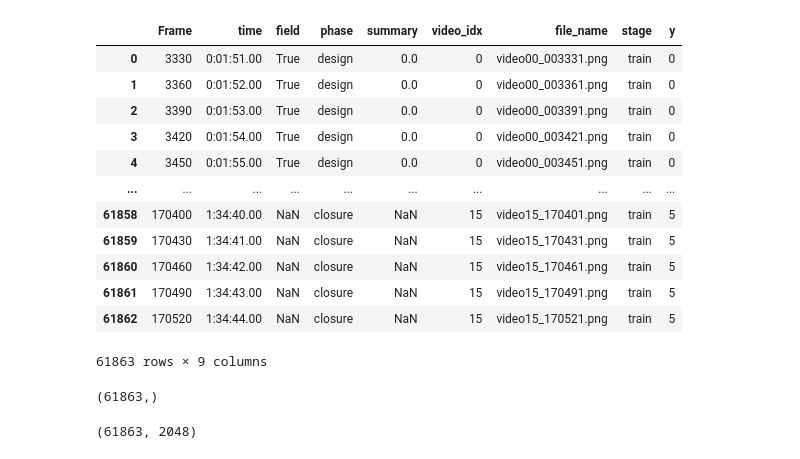
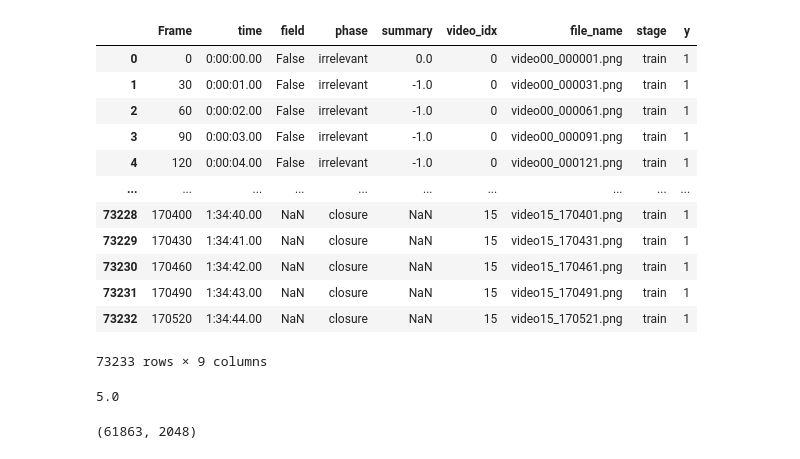
Before and after one commit to kobayshitaichi/SurgSum, a Jupyter notebook: src/notebook/check_output.ipynb, the cells around one changed output. Cells and saved outputs as stored; diff of their text form; code cells hidden in the pictures.

```diff
--- a/src/notebook/check_output.ipynb
+++ b/src/notebook/check_output.ipynb
@@ -4,27 +4,27 @@ import pandas as pd
 # %%
 df = pd.read_csv('/mnt/sda1/Summarization/SurgSum/result/fps_sampling=1-batch_size=128-img_size=224-out_features=6-lr=0.0001-loss_fn=ib_focal-max_epoch=20-aug_ver=1/processed_df.csv')
 # %%
-df
+df =
 # %% [output]
 |  | Frame | time | field | phase | summary | video_idx | file_name | stage | y |
-| 0 | 3330 | 0:01:51.00 | True | design | 0.0 | 0 | video00_003331.png | train | 0 |
-| 1 | 3360 | 0:01:52.00 | True | design | 0.0 | 0 | video00_003361.png | train | 0 |
-| 2 | 3390 | 0:01:53.00 | True | design | 0.0 | 0 | video00_003391.png | train | 0 |
-| 3 | 3420 | 0:01:54.00 | True | design | 0.0 | 0 | video00_003421.png | train | 0 |
-| 4 | 3450 | 0:01:55.00 | True | design | 0.0 | 0 | video00_003451.png | train | 0 |
+| 0 | 0 | 0:00:00.00 | False | irrelevant | 0.0 | 0 | video00_000001.png | train | 1 |
+| 1 | 30 | 0:00:01.00 | False | irrelevant | -1.0 | 0 | video00_000031.png | train | 1 |
+| 2 | 60 | 0:00:02.00 | False | irrelevant | -1.0 | 0 | video00_000061.png | train | 1 |
+| 3 | 90 | 0:00:03.00 | False | irrelevant | -1.0 | 0 | video00_000091.png | train | 1 |
+| 4 | 120 | 0:00:04.00 | False | irrelevant | -1.0 | 0 | video00_000121.png | train | 1 |
 | ... | ... | ... | ... | ... | ... | ... | ... | ... | ... |
-| 61858 | 170400 | 1:34:40.00 | NaN | closure | NaN | 15 | video15_170401.png | train | 5 |
-| 61859 | 170430 | 1:34:41.00 | NaN | closure | NaN | 15 | video15_170431.png | train | 5 |
-| 61860 | 170460 | 1:34:42.00 | NaN | closure | NaN | 15 | video15_170461.png | train | 5 |
-| 61861 | 170490 | 1:34:43.00 | NaN | closure | NaN | 15 | video15_170491.png | train | 5 |
-| 61862 | 170520 | 1:34:44.00 | NaN | closure | NaN | 15 | video15_170521.png | train | 5 |
+| 73228 | 170400 | 1:34:40.00 | NaN | closure | NaN | 15 | video15_170401.png | train | 1 |
+| 73229 | 170430 | 1:34:41.00 | NaN | closure | NaN | 15 | video15_170431.png | train | 1 |
+| 73230 | 170460 | 1:34:42.00 | NaN | closure | NaN | 15 | video15_170461.png | train | 1 |
+| 73231 | 170490 | 1:34:43.00 | NaN | closure | NaN | 15 | video15_170491.png | train | 1 |
+| 73232 | 170520 | 1:34:44.00 | NaN | closure | NaN | 15 | video15_170521.png | train | 1 |
-61863 rows × 9 columns
+73233 rows × 9 columns
 # %%
 preds = np.load('/mnt/sda1/Summarization/SurgSum/result/fps_sampling=1-batch_size=128-img_size=224-out_features=6-lr=0.0001-loss_fn=ib_focal-max_epoch=20-aug_ver=1/preds.npy')
 # %%
-preds.shape
+preds[0]
 # %% [output]
-(61863,)
+5.0
 # %%
 features = np.load('/mnt/sda1/Summarization/SurgSum/result/fps_sampling=1-batch_size=128-img_size=224-out_features=6-lr=0.0001-loss_fn=ib_focal-max_epoch=20-aug_ver=1/features.npy')
 # %%
```
Also changed, not shown: parts of 2 cells of this notebook, 12 other files.
